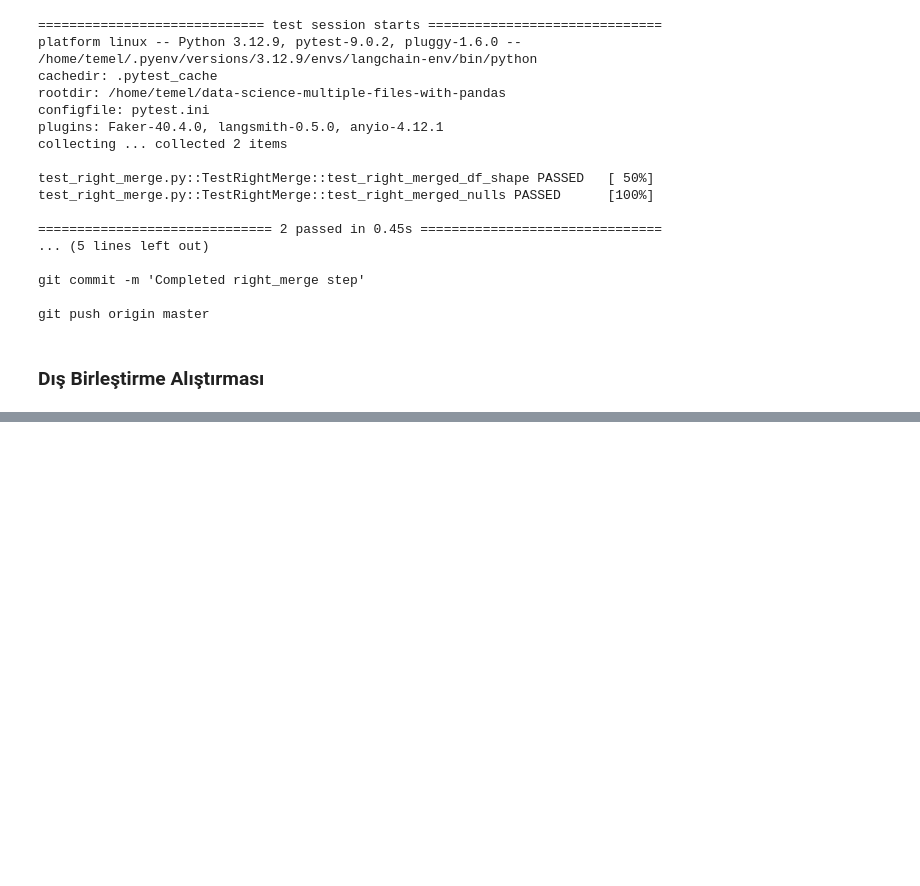
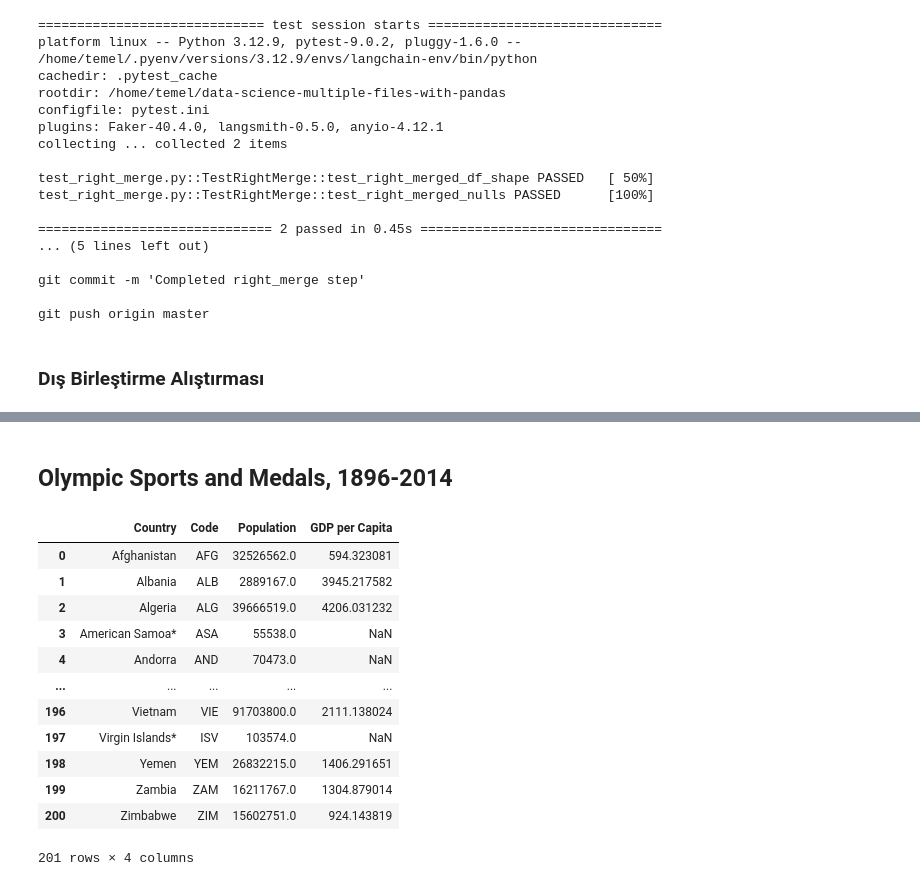
Before and after one commit to tmerthasanoglu/data-science-multiple-files-with-pandas, a Jupyter notebook: multiple_files.ipynb, the cells around one changed output, grey strips where cells are left out. Saved outputs shown, nothing was run; the diff lists cells and outputs as text; code cells hidden in the pictures; blank space fills up the shorter version.

Commit message:
Completed olympic_games step

```diff
--- a/multiple_files.ipynb
+++ b/multiple_files.ipynb
@@ -159,0 +271,2 @@ outer_merged_df=pd.DataFrame.merge(a_df,b_df-
+# %% [markdown]
+## Olympic Sports and Medals, 1896-2014
@@ -159,0 +277,16 @@ outer_merged_df=pd.DataFrame.merge(a_df,b_df-
+# %%
+countries_df
+# %% [output]
+|  | Country | Code | Population | GDP per Capita |
+| 0 | Afghanistan | AFG | 32526562.0 | 594.323081 |
+| 1 | Albania | ALB | 2889167.0 | 3945.217582 |
+| 2 | Algeria | ALG | 39666519.0 | 4206.031232 |
+| 3 | American Samoa* | ASA | 55538.0 | NaN |
+| 4 | Andorra | AND | 70473.0 | NaN |
+| ... | ... | ... | ... | ... |
+| 196 | Vietnam | VIE | 91703800.0 | 2111.138024 |
+| 197 | Virgin Islands* | ISV | 103574.0 | NaN |
+| 198 | Yemen | YEM | 26832215.0 | 1406.291651 |
+| 199 | Zambia | ZAM | 16211767.0 | 1304.879014 |
+| 200 | Zimbabwe | ZIM | 15602751.0 | 924.143819 |
+201 rows × 4 columns
```
Also changed, not shown: parts of 24 cells of this notebook, 2 other files.
